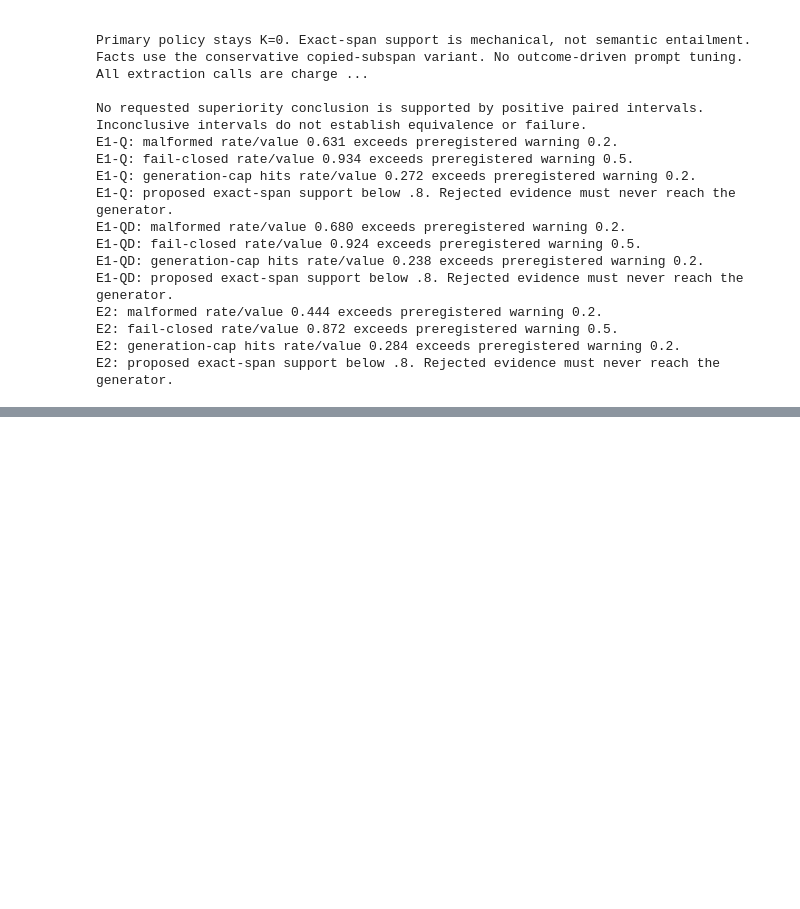
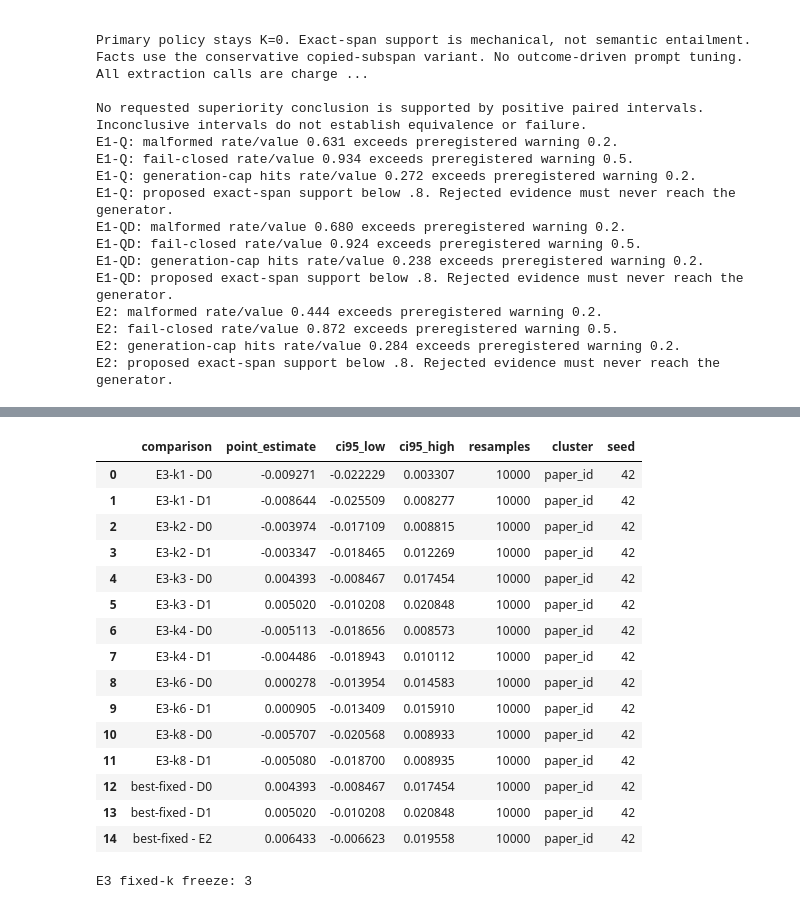
Before and after one commit to Guna-Venkat/CS787-QCCA-RAG, a Jupyter notebook: notebooks/week9/week9e_extraction_faithfulness.ipynb, the cells around one changed output, grey strips where cells are left out. Cells and saved outputs as stored; diff of their text form; code cells hidden in the pictures; blank space fills up the shorter version.

```diff
--- a/notebooks/week9/week9e_extraction_faithfulness.ipynb
+++ b/notebooks/week9/week9e_extraction_faithfulness.ipynb
@@ -57,7 +57,7 @@ Default final evidence budget: 128 tokens **including IDs, JSON keys and formatt
 
 First run: RUN_SMOKE=True, RUN_FULL=False. Review section 10. Only after review, enable RUN_FULL=True. If quality warnings exist, explicitly set ACK_PREFLIGHT_WARNINGS=True to acknowledge them; do not repeatedly tune prompts for F1.
 # %%
-RUN_FULL = True
+RUN_FULL = False
 RUN_SMOKE = False
 ACK_PREFLIGHT_WARNINGS = True
 SPLIT = 'fit'
@@ -474,0 +518,19 @@ E2: proposed exact-span support below .8. Rejected evidence must never reach the
+# %%
+if RUN_E3_SMOKE:
+    subprocess.run(E3_COMMAND + ['--stage', 'smoke'], cwd=ROOT, check=True)
+else:
+    print('E3 smoke generation disabled.')
+e3_scores_path = E3_DIR / 'sentence_cache/scores.jsonl'
+e3_smoke_path = E3_DIR / 'smoke/results.jsonl'
+if e3_smoke_path.is_file():
+    e3_smoke_rows = [json.loads(line) for line in e3_smoke_path.read_text().splitlines() if line.strip()]
+    e3_smoke_ids = {r['question_id'] for r in e3_smoke_rows}
+    for line in e3_scores_path.open():
+        scored = json.loads(line)
+        if scored['question_id'] in e3_smoke_ids:
+            print('Query:', scored['question_id'], scored['question'])
+            candidates = pd.DataFrame(scored['ranked_sentences'])
+            print(candidates[['sentence_id','chunk_id','text','cosine','selected_rank','original_chunk_rank','sentence_order','document_char_start']].to_string(index=False))
+    display(pd.DataFrame([{k:r[k] for k in ['question_id','selected_chunk_ids','sentence_k','actual_sentence_k','selection_rank_order','selected_sentence_ids','evidence_tokens','source_support_validation_rate','evidence_text','prediction']} for r in e3_smoke_rows]))
+else:
+    print('No E3 smoke results yet; no fallback evidence or scores are invented.')
@@ -474,0 +629,5 @@ E2: proposed exact-span support below .8. Rejected evidence must never reach the
+# %%
+for e3_stage in ['smoke', 'fit']:
+    cost_path = E3_DIR / e3_stage / 'embedding_costs.json'
+    if cost_path.is_file():
+        print(e3_stage, json.loads(cost_path.read_text()))
@@ -474,0 +640,23 @@ E2: proposed exact-span support below .8. Rejected evidence must never reach the
+# %%
+if (e3_fit / 'bootstrap.csv').is_file():
+    display(pd.read_csv(e3_fit / 'bootstrap.csv'))
+if (E3_DIR / 'frozen_e3_senttopk.json').is_file():
+    print('E3 fixed-k freeze:', json.loads((E3_DIR / 'frozen_e3_senttopk.json').read_text())['selected_k'])
+# %% [output]
+|  | comparison | point_estimate | ci95_low | ci95_high | resamples | cluster | seed |
+| 0 | E3-k1 - D0 | -0.009271 | -0.022229 | 0.003307 | 10000 | paper_id | 42 |
+| 1 | E3-k1 - D1 | -0.008644 | -0.025509 | 0.008277 | 10000 | paper_id | 42 |
+| 2 | E3-k2 - D0 | -0.003974 | -0.017109 | 0.008815 | 10000 | paper_id | 42 |
+| 3 | E3-k2 - D1 | -0.003347 | -0.018465 | 0.012269 | 10000 | paper_id | 42 |
+| 4 | E3-k3 - D0 | 0.004393 | -0.008467 | 0.017454 | 10000 | paper_id | 42 |
+| 5 | E3-k3 - D1 | 0.005020 | -0.010208 | 0.020848 | 10000 | paper_id | 42 |
+| 6 | E3-k4 - D0 | -0.005113 | -0.018656 | 0.008573 | 10000 | paper_id | 42 |
+| 7 | E3-k4 - D1 | -0.004486 | -0.018943 | 0.010112 | 10000 | paper_id | 42 |
+| 8 | E3-k6 - D0 | 0.000278 | -0.013954 | 0.014583 | 10000 | paper_id | 42 |
+| 9 | E3-k6 - D1 | 0.000905 | -0.013409 | 0.015910 | 10000 | paper_id | 42 |
+| 10 | E3-k8 - D0 | -0.005707 | -0.020568 | 0.008933 | 10000 | paper_id | 42 |
+| 11 | E3-k8 - D1 | -0.005080 | -0.018700 | 0.008935 | 10000 | paper_id | 42 |
+| 12 | best-fixed - D0 | 0.004393 | -0.008467 | 0.017454 | 10000 | paper_id | 42 |
+| 13 | best-fixed - D1 | 0.005020 | -0.010208 | 0.020848 | 10000 | paper_id | 42 |
+| 14 | best-fixed - E2 | 0.006433 | -0.006623 | 0.019558 | 10000 | paper_id | 42 |
+E3 fixed-k freeze: 3
```
Also changed, not shown: parts of 24 cells of this notebook, 48 other files.
